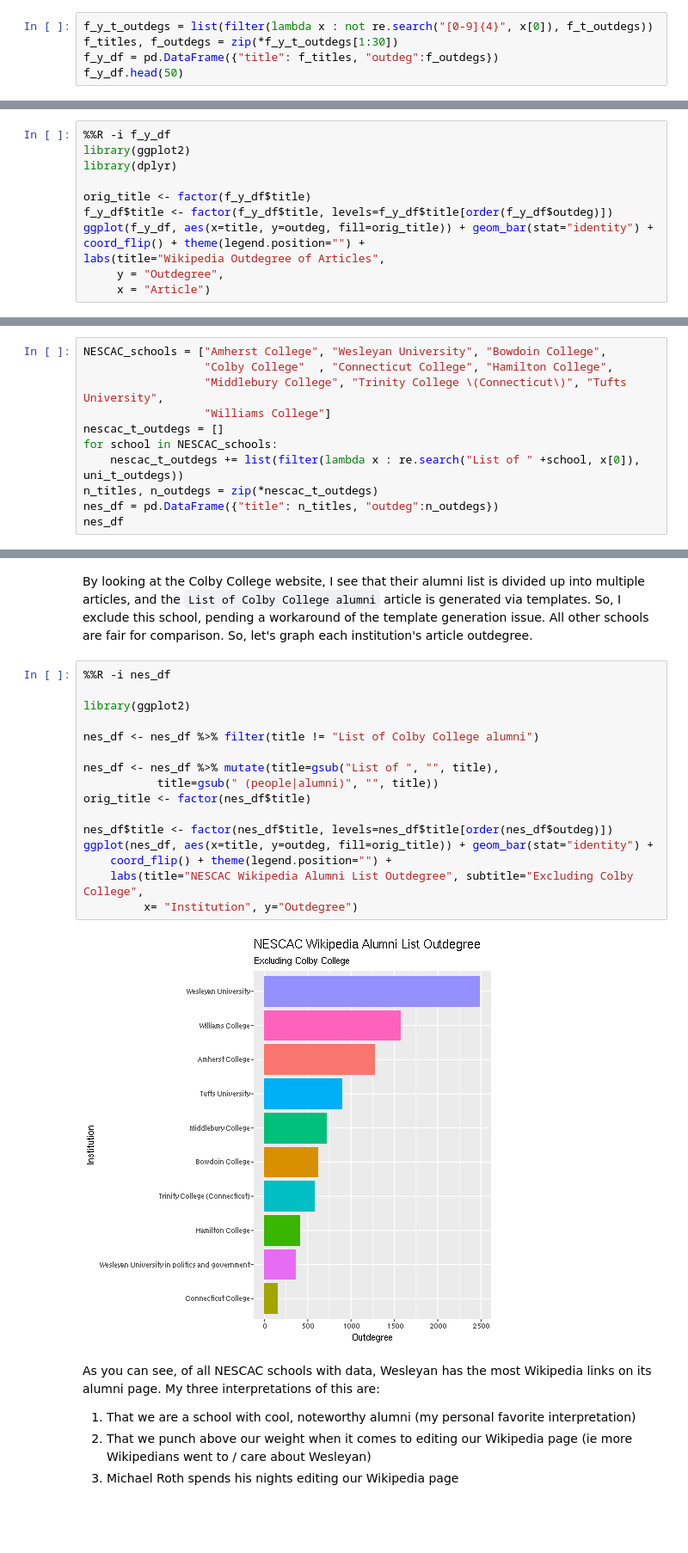
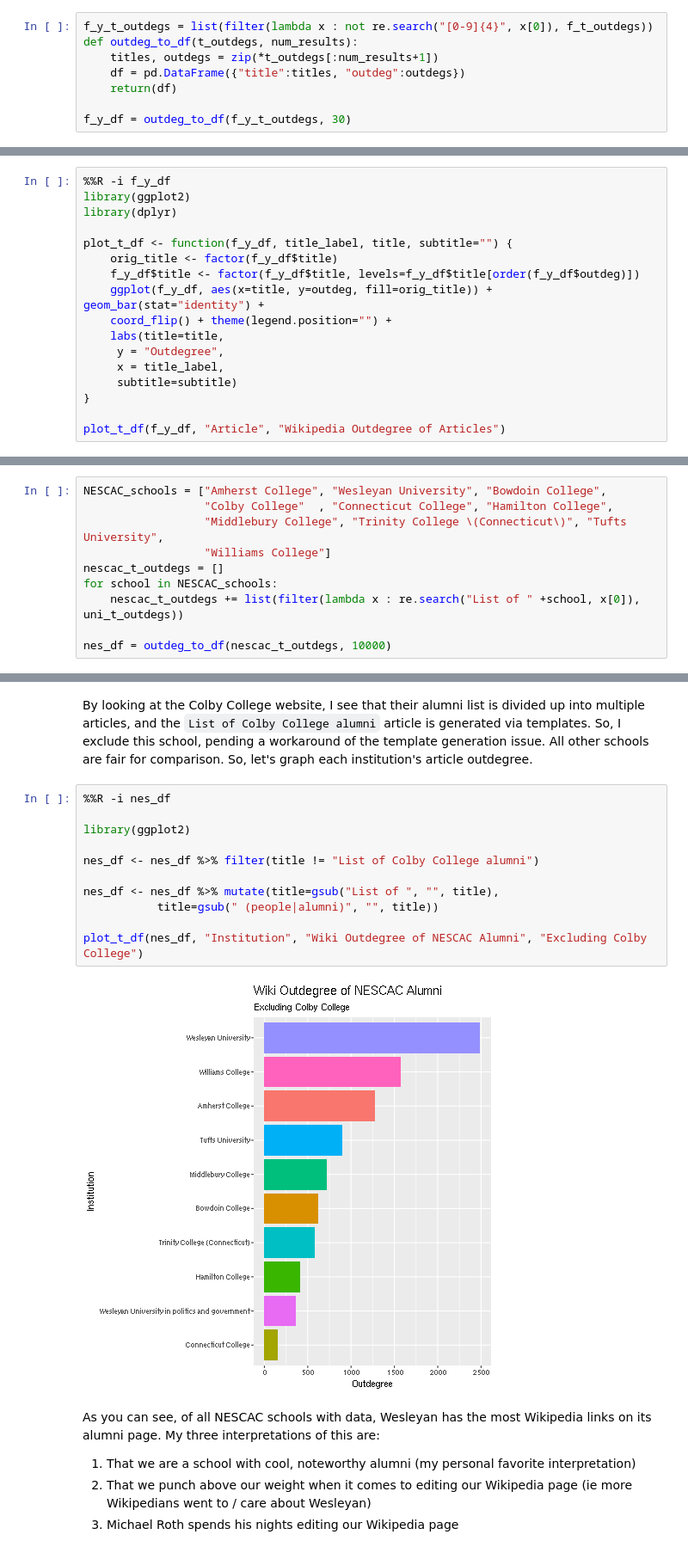
Before and after one commit to lacoperon/Wikipedia_Embedding, a Jupyter notebook: data_analysis.ipynb, the cells around one changed output, grey strips where cells are left out. Shown: that part at 86% size. Saved outputs shown, nothing was run; the diff lists cells and outputs as text; blank space fills up the shorter version.

```diff
--- a/data_analysis.ipynb
+++ b/data_analysis.ipynb
@@ -214,6 +214,9 @@ f_t_outdegs[1:30]
 Now we see that year articles tend to dominate high-degree articles. Let's try excluding these articles, and let's graph the results
 # %%
 f_y_t_outdegs = list(filter(lambda x : not re.search("[0-9]{4}", x[0]), f_t_outdegs))
-f_titles, f_outdegs = zip(*f_y_t_outdegs[1:30])
-f_y_df = pd.DataFrame({"title": f_titles, "outdeg":f_outdegs})
-f_y_df.head(50)
+def outdeg_to_df(t_outdegs, num_results):
+    titles, outdegs = zip(*t_outdegs[:num_results+1])
+    df = pd.DataFrame({"title":titles, "outdeg":outdegs})
+    return(df)
+
+f_y_df = outdeg_to_df(f_y_t_outdegs, 30)
@@ -240,11 +225,16 @@ f_y_df.head(50)
 library(ggplot2)
 library(dplyr)
 
-orig_title <- factor(f_y_df$title)
-f_y_df$title <- factor(f_y_df$title, levels=f_y_df$title[order(f_y_df$outdeg)])
-ggplot(f_y_df, aes(x=title, y=outdeg, fill=orig_title)) + geom_bar(stat="identity") +
-coord_flip() + theme(legend.position="") +
-labs(title="Wikipedia Outdegree of Articles",
+plot_t_df <- function(f_y_df, title_label, title, subtitle="") {
+    orig_title <- factor(f_y_df$title)
+    f_y_df$title <- factor(f_y_df$title, levels=f_y_df$title[order(f_y_df$outdeg)])
+    ggplot(f_y_df, aes(x=title, y=outdeg, fill=orig_title)) + geom_bar(stat="identity") +
+    coord_flip() + theme(legend.position="") +
+    labs(title=title,
      y = "Outdegree",
-     x = "Article")
+     x = title_label,
+     subtitle=subtitle)
+}
+
+plot_t_df(f_y_df, "Article", "Wikipedia Outdegree of Articles")
 # %% [output]
@@ -324,6 +309,5 @@ NESCAC_schools = ["Amherst College", "Wesleyan University", "Bowdoin College",
 nescac_t_outdegs = []
 for school in NESCAC_schools:
     nescac_t_outdegs += list(filter(lambda x : re.search("List of " +school, x[0]), uni_t_outdegs))
-n_titles, n_outdegs = zip(*nescac_t_outdegs)
-nes_df = pd.DataFrame({"title": n_titles, "outdeg":n_outdegs})
-nes_df
+
+nes_df = outdeg_to_df(nescac_t_outdegs, 10000)
@@ -345,21 +316,16 @@ By looking at the Colby College website, I see that their alumni list is divided
 # %%
 %%R -i nes_df
 
 library(ggplot2)
 
 nes_df <- nes_df %>% filter(title != "List of Colby College alumni")
 
 nes_df <- nes_df %>% mutate(title=gsub("List of ", "", title),
            title=gsub(" (people|alumni)", "", title))
-orig_title <- factor(nes_df$title)
 
-nes_df$title <- factor(nes_df$title, levels=nes_df$title[order(nes_df$outdeg)])
-ggplot(nes_df, aes(x=title, y=outdeg, fill=orig_title)) + geom_bar(stat="identity") +
-    coord_flip() + theme(legend.position="") +
-    labs(title="NESCAC Wikipedia Alumni List Outdegree", subtitle="Excluding Colby College",
-         x= "Institution", y="Outdegree")
+plot_t_df(nes_df, "Institution", "Wiki Outdegree of NESCAC Alumni", "Excluding Colby College")
 # %% [output]
-[figure, old version]
+[figure, new version]
 # %% [markdown]
 As you can see, of all NESCAC schools with data, Wesleyan has the most Wikipedia links on its alumni page. My three interpretations of this are:
 
```
Also changed, not shown: parts of 17 cells of this notebook.
